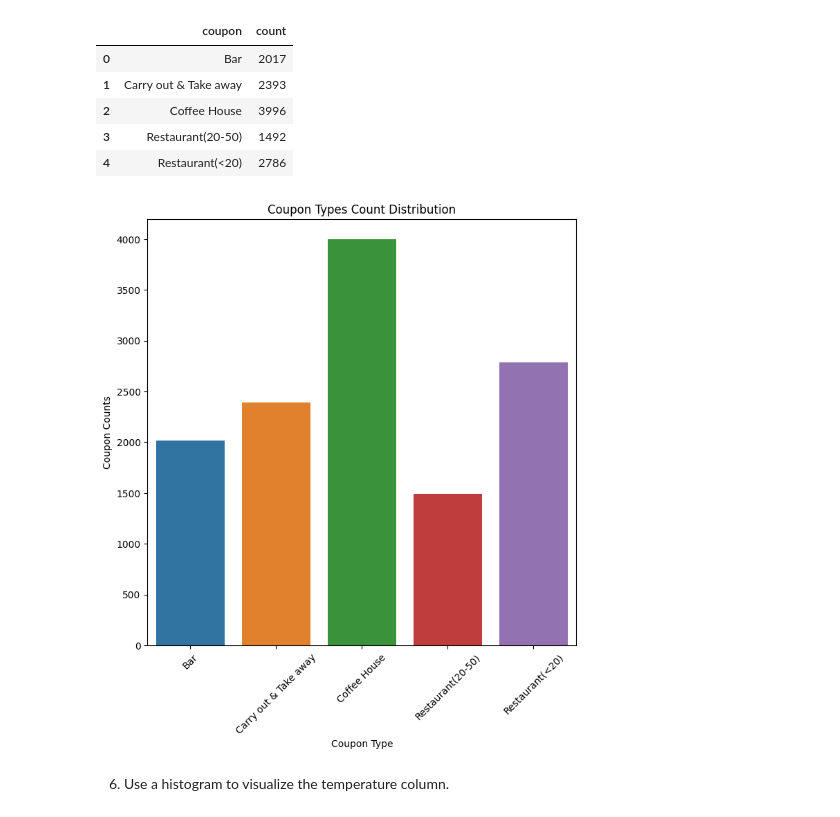
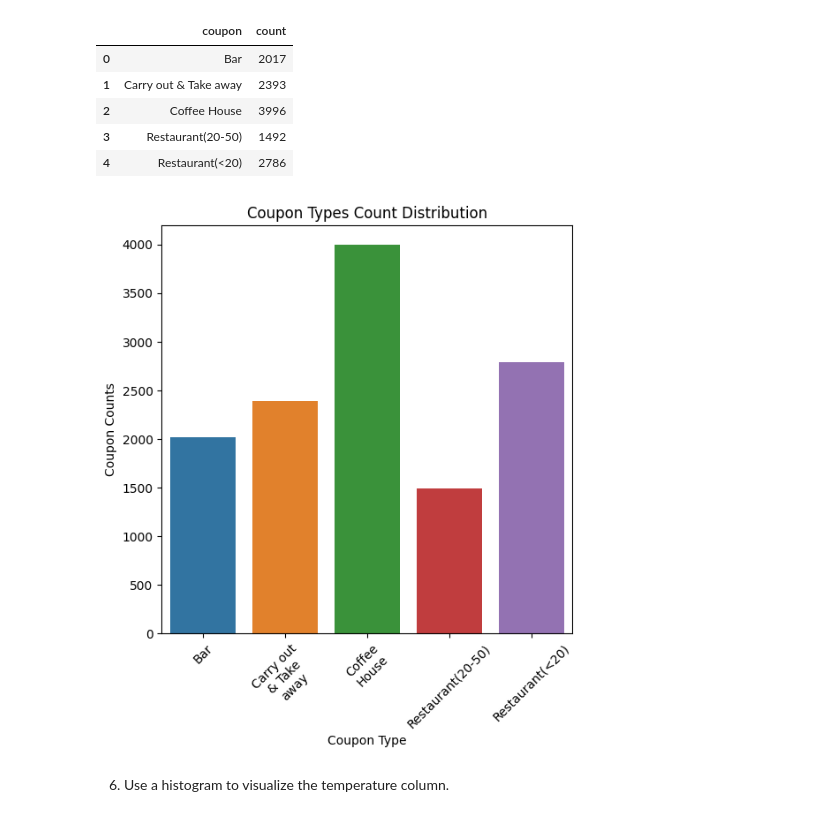
Before and after one commit to atewari-bot/driving-coupon, a Jupyter notebook: prompt.ipynb, the cells around one changed output. Saved outputs shown, nothing was run; the diff lists cells and outputs as text; code cells hidden in the pictures.

```diff
--- a/prompt.ipynb
+++ b/prompt.ipynb
@@ -83,9 +84,20 @@ data.head()
 5 rows × 26 columns
 # %%
 # Util functions
+
+# Get column value counts
 def getColumnValueCounts(col):
     # Check value count for each unique value for column
     return data.groupby(col)[col].value_counts()
+
+# Wrap labels for x-axis
+def wrap_labels(ax, width, n, break_long_words=False):
+    labels = []
+    for label in ax.get_xticklabels():
+        text = label.get_text()
+        labels.append(textwrap.fill(text, width, break_long_words=break_long_words))
+    ax.set_xticks(np.arange(0, n, 1))
+    ax.set_xticklabels(labels, rotation=45)
 # %% [markdown]
 2. Investigate the dataset for missing or problematic data.
 # %% [markdown]
@@ -400,18 +412,19 @@ coupon
 # %%
 # Bar plot visualization for coupon types
 def plot_coupon_types_distribution(plt):
     sns.barplot(coupon, x='coupon', y='count', hue='coupon')
     plt.title('Coupon Types Count Distribution')
     plt.xlabel('Coupon Type')
     plt.ylabel('Coupon Counts')
-    plt.xticks(rotation=45)
     plt.savefig("images/coupons_types_distribution.png")
 
-plt.figure(figsize = (8,8))
+plt.figure(figsize = (6, 6))
 plt.subplot(111)
+ax = plt.gca()
 plot_coupon_types_distribution(plt)
+wrap_labels(ax, 10, len(coupon))
 # %% [output]
-[figure, old version]
+[figure, new version]
 # %% [markdown]
 6. Use a histogram to visualize the temperature column.
 # %%
```
Also changed, not shown: parts of 2 cells of this notebook, 1 other file.
